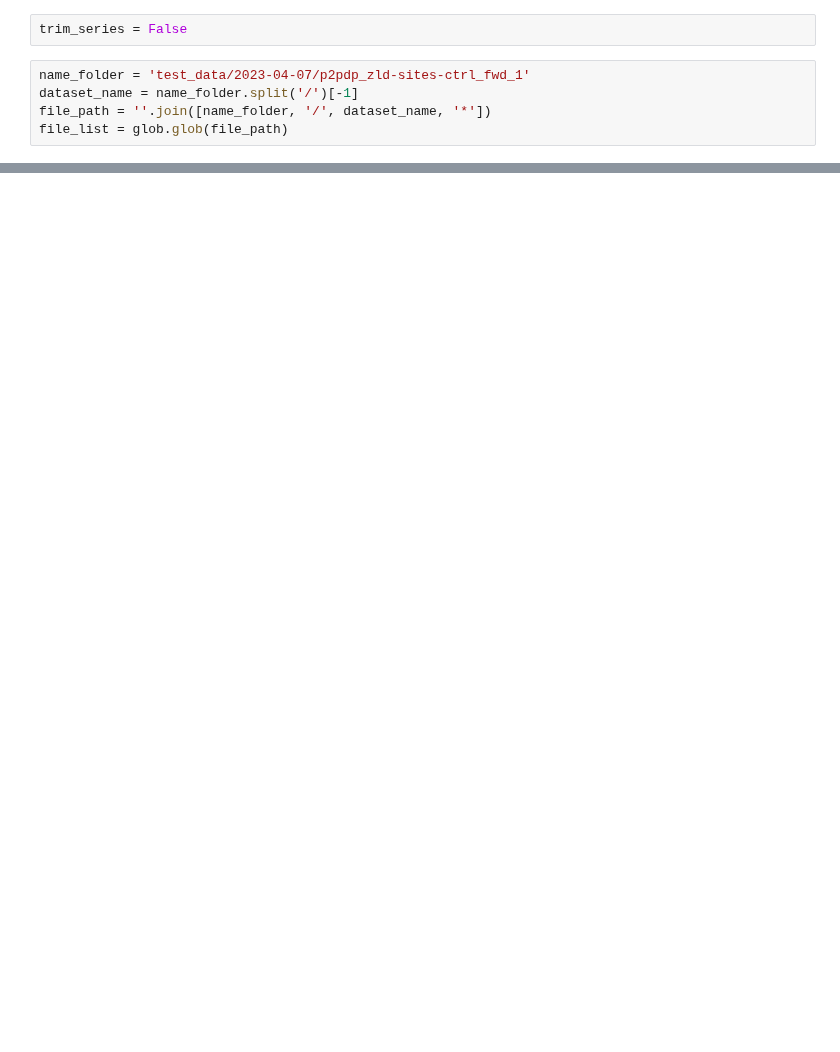
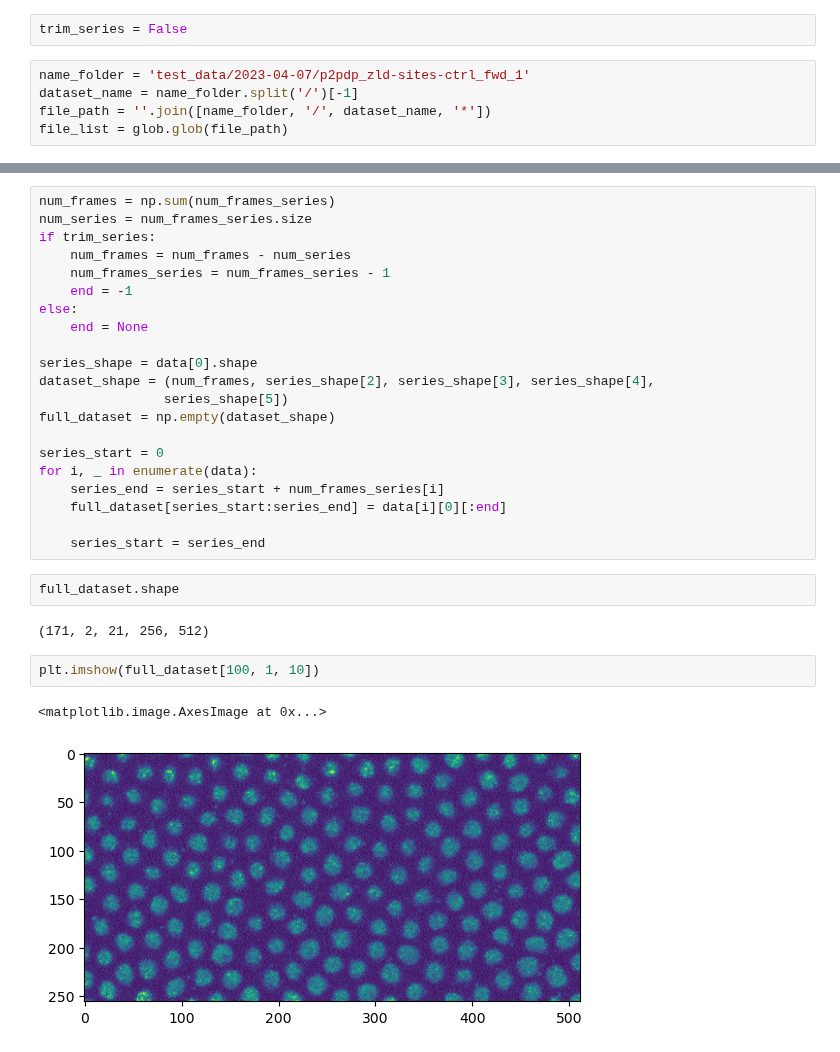
Before and after one commit to GarciaLab/transcription_pipeline, a Jupyter notebook: test.ipynb, the cells around one changed output, grey strips where cells are left out. Saved outputs shown, nothing was run; the diff lists cells and outputs as text; blank space fills up the shorter version.

```diff
--- a/test.ipynb
+++ b/test.ipynb
@@ -38,2 +42,32 @@ for series in data:
+# %%
+num_frames = np.sum(num_frames_series)
+num_series = num_frames_series.size
+if trim_series:
+    num_frames = num_frames - num_series
+    num_frames_series = num_frames_series - 1
+    end = -1
+else:
+    end = None
+
+series_shape = data[0].shape
+dataset_shape = (num_frames, series_shape[2], series_shape[3], series_shape[4],
+                series_shape[5])
+full_dataset = np.empty(dataset_shape)
+
+series_start = 0
+for i, _ in enumerate(data):
+    series_end = series_start + num_frames_series[i]
+    full_dataset[series_start:series_end] = data[i][0][:end]
+
+    series_start = series_end
+# %%
+full_dataset.shape
+# %% [output]
+(171, 2, 21, 256, 512)
+# %%
+plt.imshow(full_dataset[100, 1, 10])
+# %% [output]
+<matplotlib.image.AxesImage at 0x...>
+[figure, added]
 # %%
 import matplotlib.pyplot as plt
```
Also changed, not shown: parts of 12 cells of this notebook, 2 other files.
